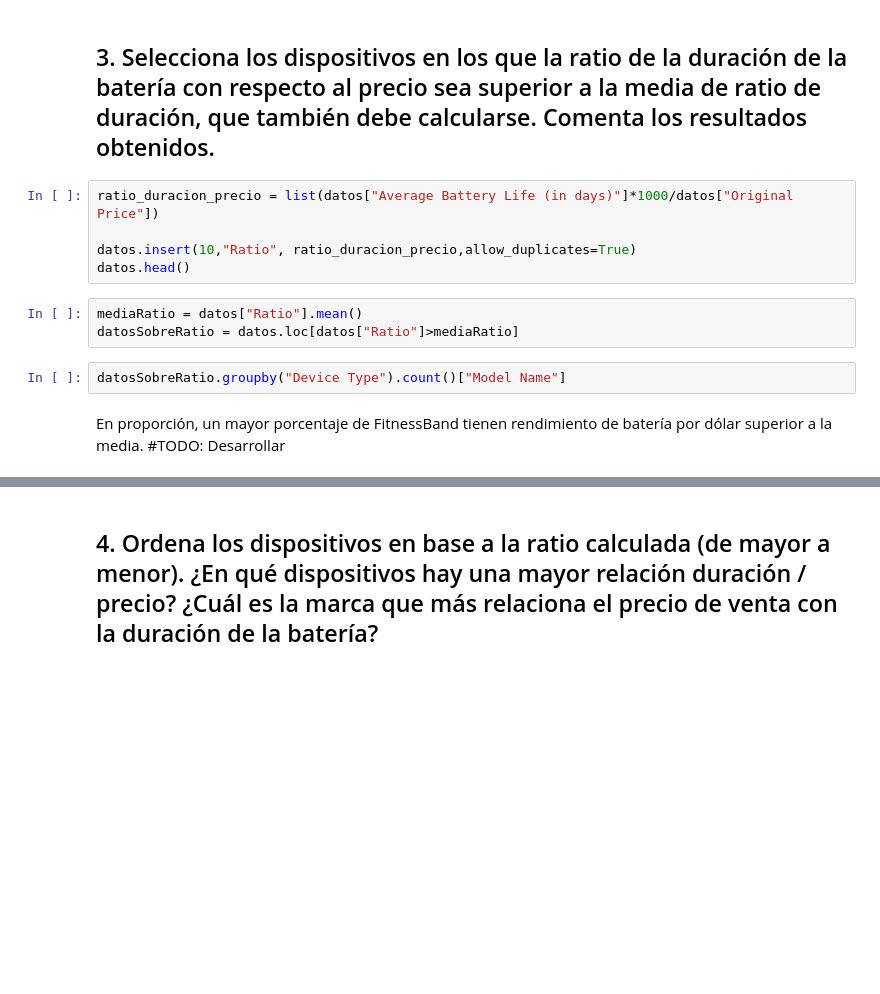
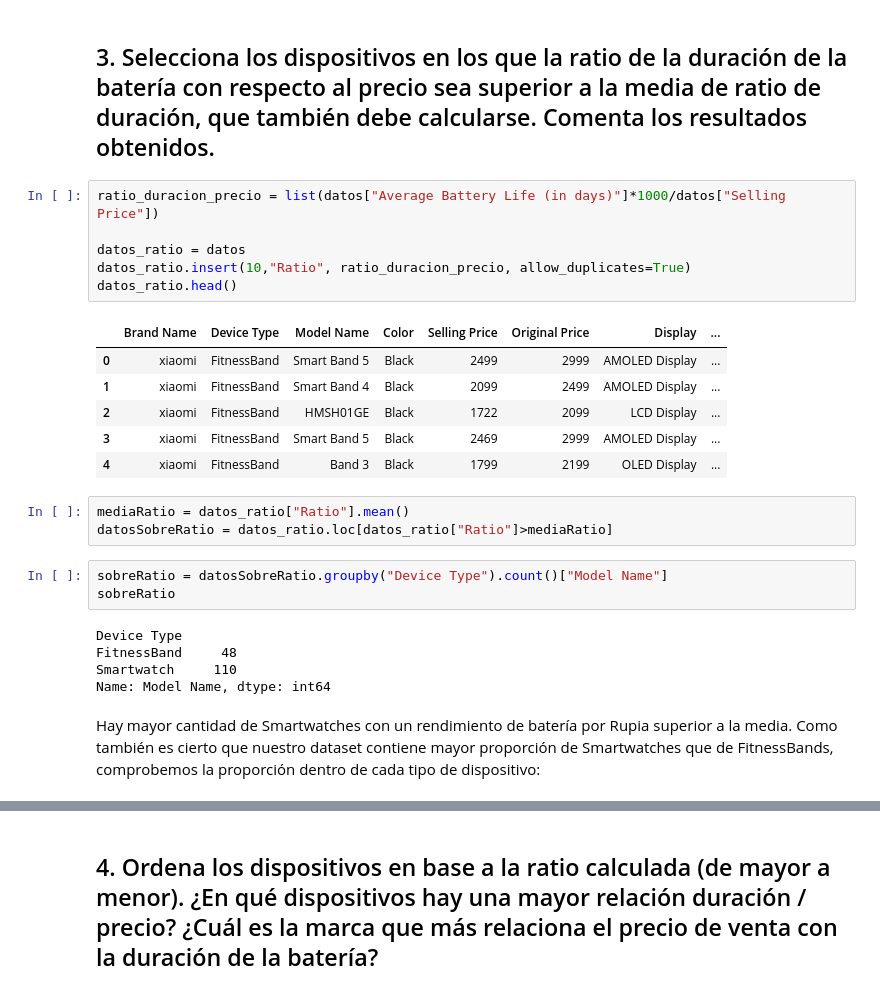
Before and after one commit to afercaceres/Fitness_Trackers, a Jupyter notebook: practica_python.ipynb, the cells around one changed output, grey strips where cells are left out. Drawn from its saved outputs; the diff is of its cells as text; blank space fills up the shorter version.

```diff
--- a/practica_python.ipynb
+++ b/practica_python.ipynb
@@ -568,14 +569,28 @@ En general hay más observaciones de Smartwatches que de Fitnessbands, y de disp
 # %% [markdown]
 ## 3. Selecciona los dispositivos en los que la ratio de la duración de la batería con respecto al precio sea superior a la media de ratio de duración, que también debe calcularse. Comenta los resultados obtenidos.
 # %%
-ratio_duracion_precio = list(datos["Average Battery Life (in days)"]*1000/datos["Original Price"])
+ratio_duracion_precio = list(datos["Average Battery Life (in days)"]*1000/datos["Selling Price"])
 
-datos.insert(10,"Ratio", ratio_duracion_precio,allow_duplicates=True)
-datos.head()
+datos_ratio = datos
+datos_ratio.insert(10,"Ratio", ratio_duracion_precio, allow_duplicates=True)
+datos_ratio.head()
+# %% [output]
+|  | Brand Name | Device Type | Model Name | Color | Selling Price | Original Price | Display | ... |
+| 0 | xiaomi | FitnessBand | Smart Band 5 | Black | 2499 | 2999 | AMOLED Display | ... |
+| 1 | xiaomi | FitnessBand | Smart Band 4 | Black | 2099 | 2499 | AMOLED Display | ... |
+| 2 | xiaomi | FitnessBand | HMSH01GE | Black | 1722 | 2099 | LCD Display | ... |
+| 3 | xiaomi | FitnessBand | Smart Band 5 | Black | 2469 | 2999 | AMOLED Display | ... |
+| 4 | xiaomi | FitnessBand | Band 3 | Black | 1799 | 2199 | OLED Display | ... |
 # %%
-mediaRatio = datos["Ratio"].mean()
-datosSobreRatio = datos.loc[datos["Ratio"]>mediaRatio]
+mediaRatio = datos_ratio["Ratio"].mean()
+datosSobreRatio = datos_ratio.loc[datos_ratio["Ratio"]>mediaRatio]
 # %%
-datosSobreRatio.groupby("Device Type").count()["Model Name"]
+sobreRatio = datosSobreRatio.groupby("Device Type").count()["Model Name"]
+sobreRatio
+# %% [output]
+Device Type
+FitnessBand     48
+Smartwatch     110
+Name: Model Name, dtype: int64
-# %% [markdown]
-En proporción, un mayor porcentaje de FitnessBand tienen rendimiento de batería por dólar superior a la media. #TODO: Desarrollar
+# %% [markdown]
+Hay mayor cantidad de Smartwatches con un rendimiento de batería por Rupia superior a la media. Como también es cierto que nuestro dataset contiene mayor proporción de Smartwatches que de FitnessBands, comprobemos la proporción dentro de cada tipo de dispositivo:
```
Also changed, not shown: parts of 10 cells of this notebook.
